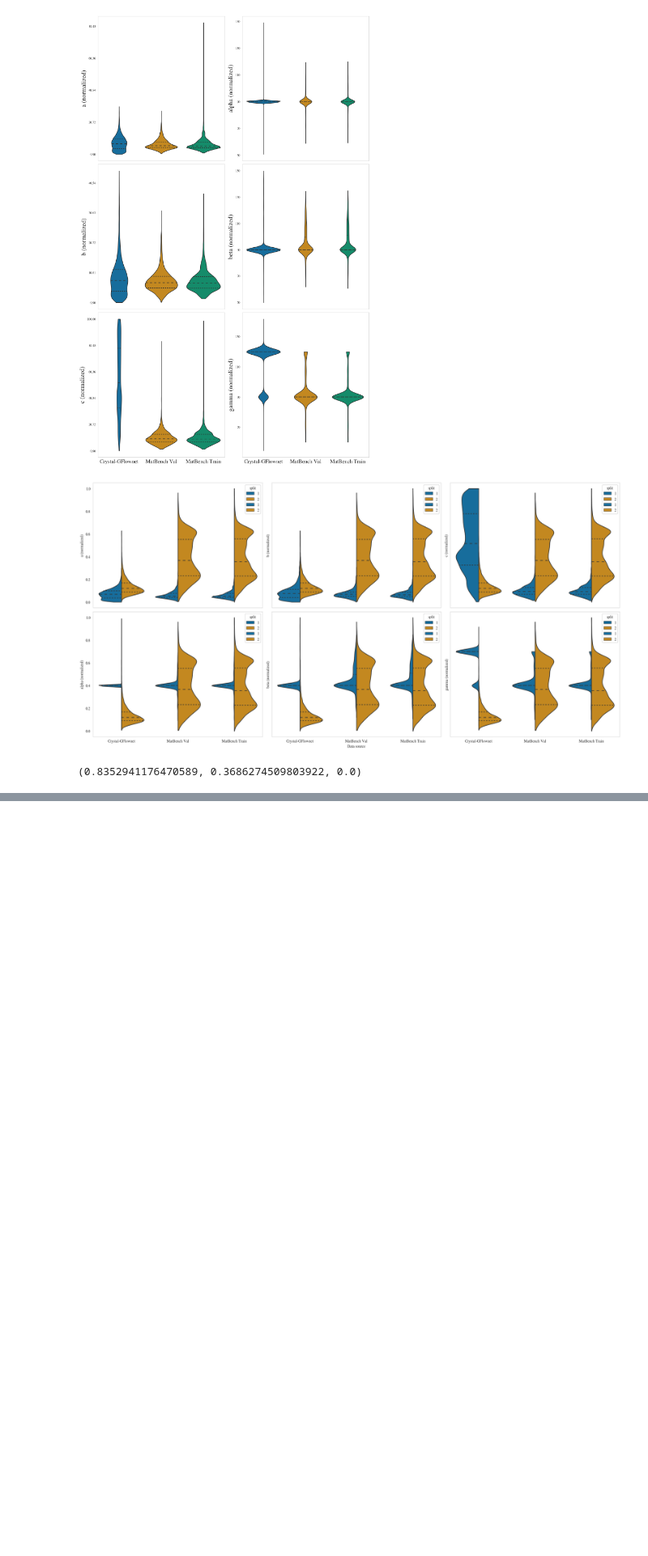
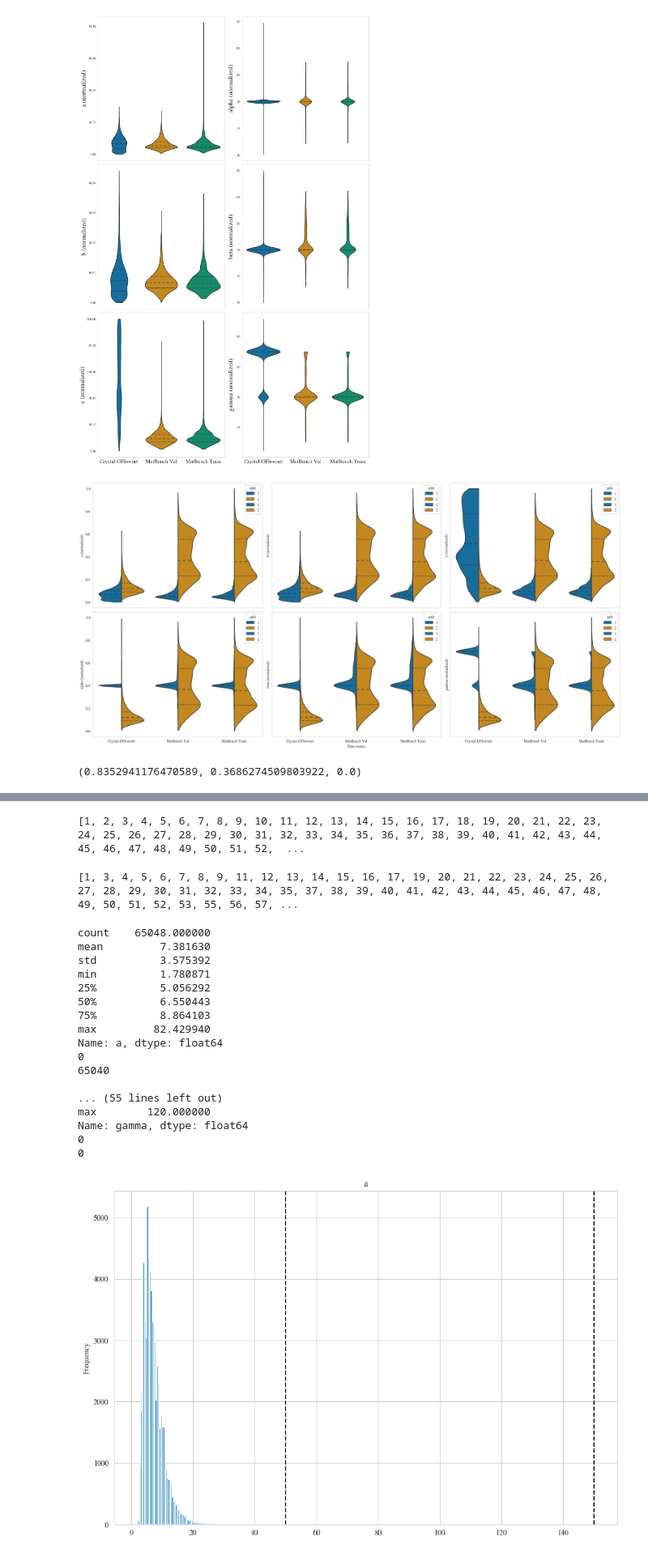
Before and after one commit to sh-divya/ActiveLearningMaterials, a Jupyter notebook: notebooks/gfn_samples.ipynb, the cells around one changed output, grey strips where cells are left out. Shown at 81% size. Drawn from its saved outputs; the diff is of its cells as text; code cells hidden in the pictures; blank space fills up the shorter version.

Commit message:
update: write full dataset (train/val) files

```diff
--- a/notebooks/gfn_samples.ipynb
+++ b/notebooks/gfn_samples.ipynb
@@ -61,6 +61,7 @@ data_path = "/network/scratch/s/schmidtv/crystals-proxys/data/ai4mat-plots-data/
 data_normed_path = "/network/scratch/s/schmidtv/crystals-proxys/data/ai4mat-plots-data/matbench_normed_l0.9-100_a50-150_val_12_SGinter_states_energy.pkl"
 samples_path = "/network/scratch/s/schmidtv/crystals-proxys/data/ai4mat-plots-data/gfn_samples_v2/samples_all.pkl"
 train_path = "/network/scratch/s/schmidtv/crystals-proxys/data/materials_dataset_v3/data/matbench_mp_e_form/train_data.csv"
+val_path = "/network/scratch/s/schmidtv/crystals-proxys/data/materials_dataset_v3/data/matbench_mp_e_form/val_data.csv"
 
 with open(data_path, "rb") as f:
     data = pickle.load(f)
@@ -69,6 +70,8 @@ with open(data_normed_path, "rb") as f:
 with open(samples_path, "rb") as f:
     samples = pickle.load(f)
 traindf = pd.read_csv(train_path)
+full_val_df = pd.read_csv(val_path)
+full_train_df = traindf.copy()
 # %%
 zs = np.array([1, 3, 6, 7, 8, 9, 12, 14, 15, 16, 17, 26])
 table = fetch_table("elements")["symbol"]
@@ -536,0 +583,4 @@ train_normed_path = "/network/scratch/s/schmidtv/crystals-proxys/data/ai4mat-plo
+# %%
+print(f'[{", ".join(map(str, sorted(full_train_df["Space Group"].unique())))}]')
+# %% [output]
+[1, 2, 3, 4, 5, 6, 7, 8, 9, 10, 11, 12, 13, 14, 15, 16, 17, 18, 19, 20, 21, 22, 23, 24, 25, 26, 27, 28, 29, 30, 31, 32, 33, 34, 35, 36, 37, 38, 39, 40, 41, 42, 43, 44, 45, 46, 47, 48, 49, 50, 51, 52,  ...
@@ -536,0 +594,35 @@ train_normed_path = "/network/scratch/s/schmidtv/crystals-proxys/data/ai4mat-plo
+# %%
+full_train_z = [reverse_mapping[el] for el in non_zero_els]
+print(full_train_z)
+# %% [output]
+[1, 3, 4, 5, 6, 7, 8, 9, 11, 12, 13, 14, 15, 16, 17, 19, 20, 21, 22, 23, 24, 25, 26, 27, 28, 29, 30, 31, 32, 33, 34, 35, 37, 38, 39, 40, 41, 42, 43, 44, 45, 46, 47, 48, 49, 50, 51, 52, 53, 55, 56, 57, ...
+# %%
+for col in ["a", "b", "c", "alpha", "beta", "gamma"]:
+    plt.figure(figsize=(12, 8))
+    full_train_df[col].plot.hist(bins=200)
+    plt.axvline(150, color="black", linestyle="--")
+    plt.axvline(50, color="black", linestyle="--")
+    plt.title(col)
+    print(full_train_df[col].describe())
+    print((full_train_df[col] > 150).sum())
+    print((full_train_df[col] < 50).sum())
+    print()
+# %% [output]
+count    65048.000000
+mean         7.381630
+std          3.575392
+min          1.780871
+25%          5.056292
+50%          6.550443
+75%          8.864103
+max         82.429940
+Name: a, dtype: float64
+0
+65040
+
+... (55 lines left out)
+max        120.000000
+Name: gamma, dtype: float64
+0
+0
+[figure, added]
```
Also changed, not shown: parts of 22 cells of this notebook.
